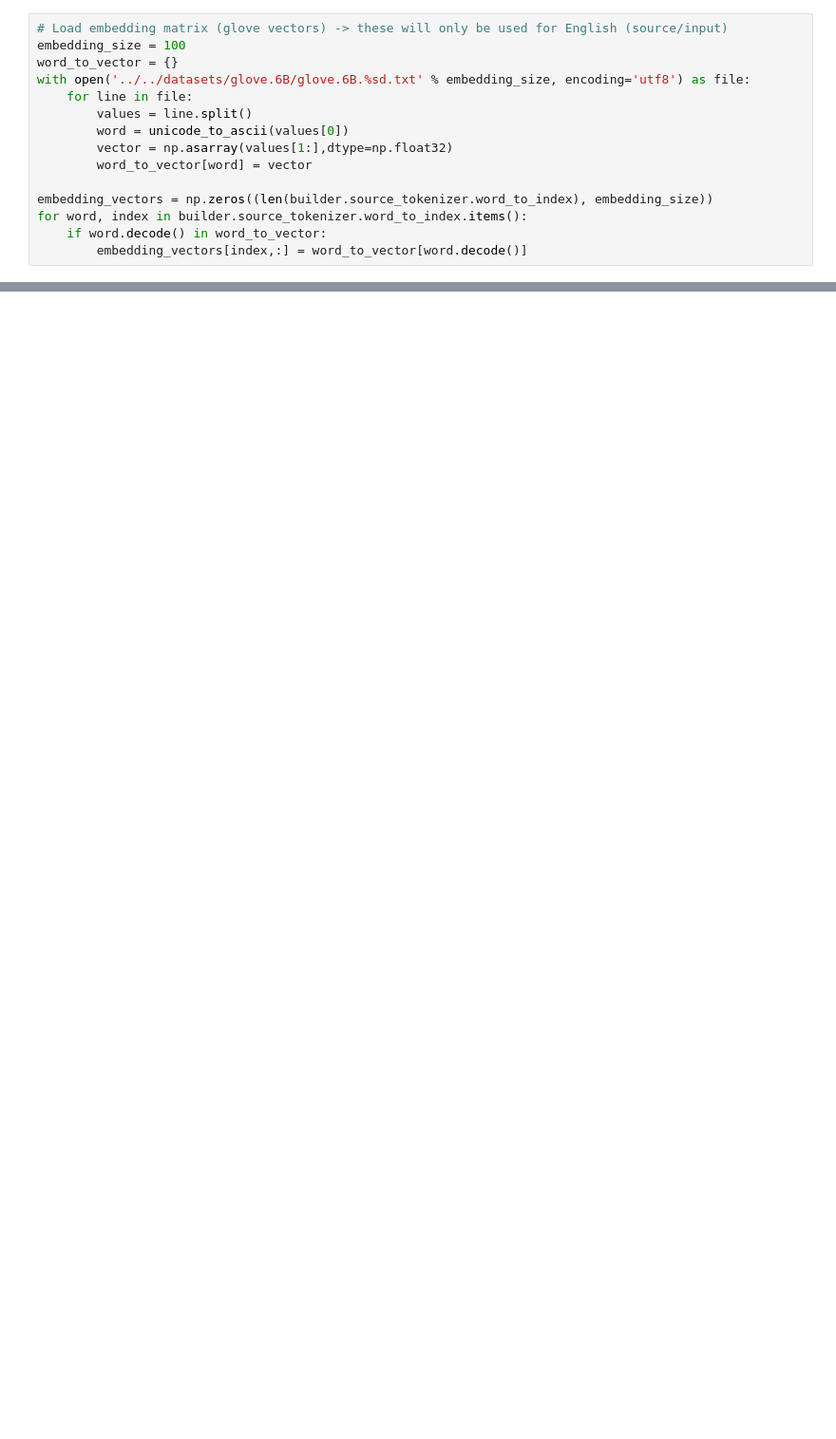
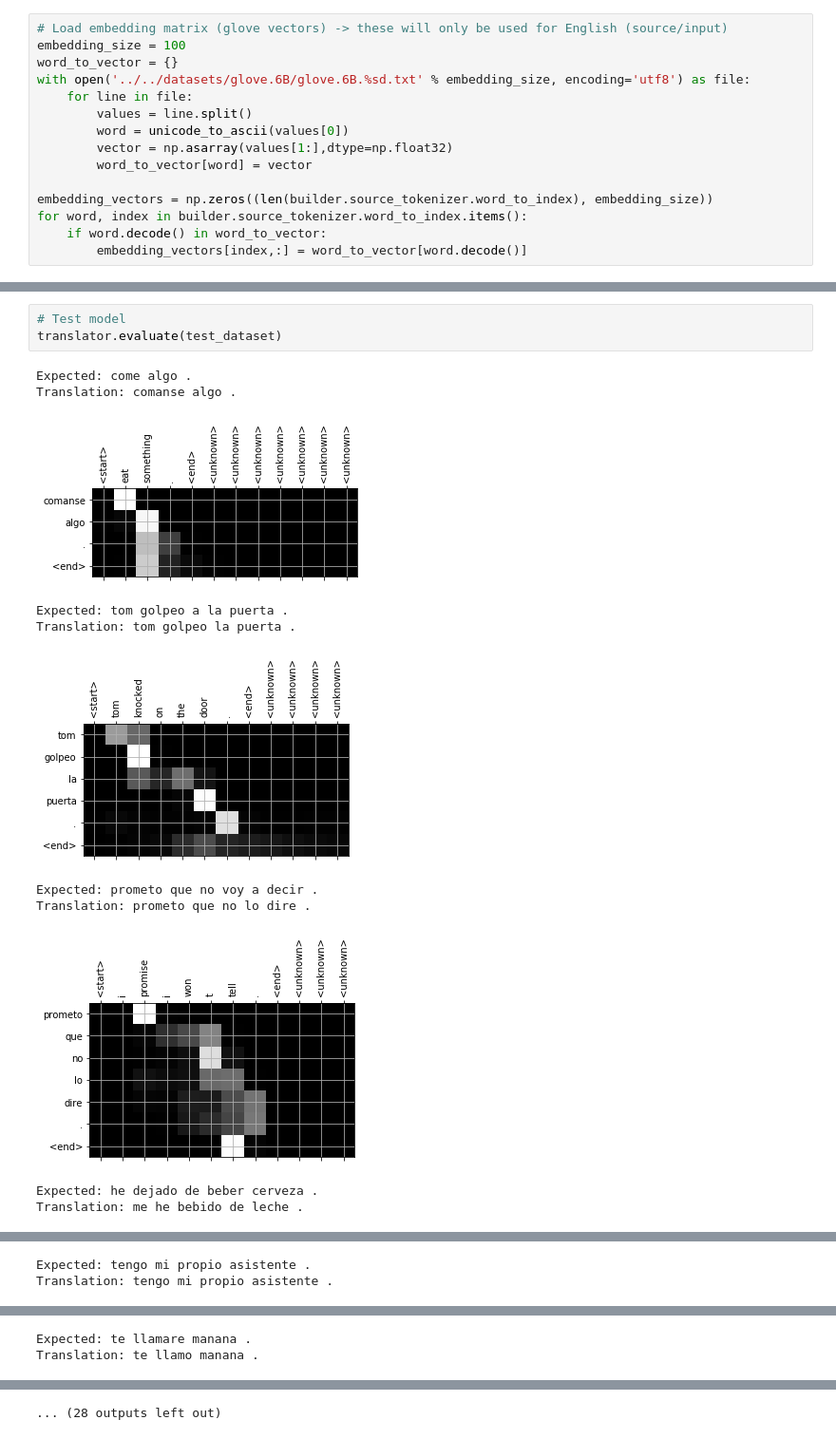
Before and after one commit to alejandECE/ml-examples, a Jupyter notebook: rnn nets/translation training 2.ipynb, the cells around one changed output, grey strips where cells are left out. Shown at 95% size. Drawn from its saved outputs; the diff is of its cells as text; blank space fills up the shorter version.

```diff
--- a/rnn nets/translation training 2.ipynb
+++ b/rnn nets/translation training 2.ipynb
@@ -62,0 +103,15 @@ Creating final checkpoint!
+# %%
+# Test model
+translator.evaluate(test_dataset)
+# %% [output]
+Expected: come algo .
+Translation: comanse algo .
+[figure, added]
+Expected: tom golpeo a la puerta .
+Translation: tom golpeo la puerta .
+[figure, added]
+Expected: prometo que no voy a decir .
+Translation: prometo que no lo dire .
+[figure, added]
+Expected: he dejado de beber cerveza .
+Translation: me he bebido de leche .
@@ -62,0 +119,2 @@ Creating final checkpoint!
+Expected: tengo mi propio asistente .
+Translation: tengo mi propio asistente .
@@ -62,0 +122,2 @@ Creating final checkpoint!
+Expected: te llamare manana .
+Translation: te llamo manana .
@@ -63,3 +125,4 @@ Creating final checkpoint!
+... (28 outputs left out)
 # %%
 # Creating some input
 source = b"I'm very happy to see you."
```
Also changed, not shown: parts of 9 cells of this notebook, 4 other files.
